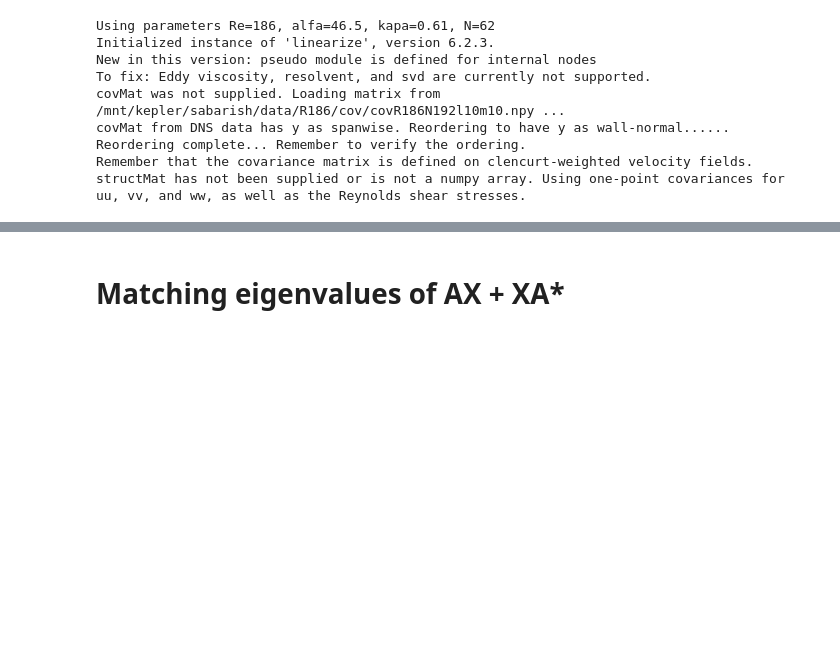
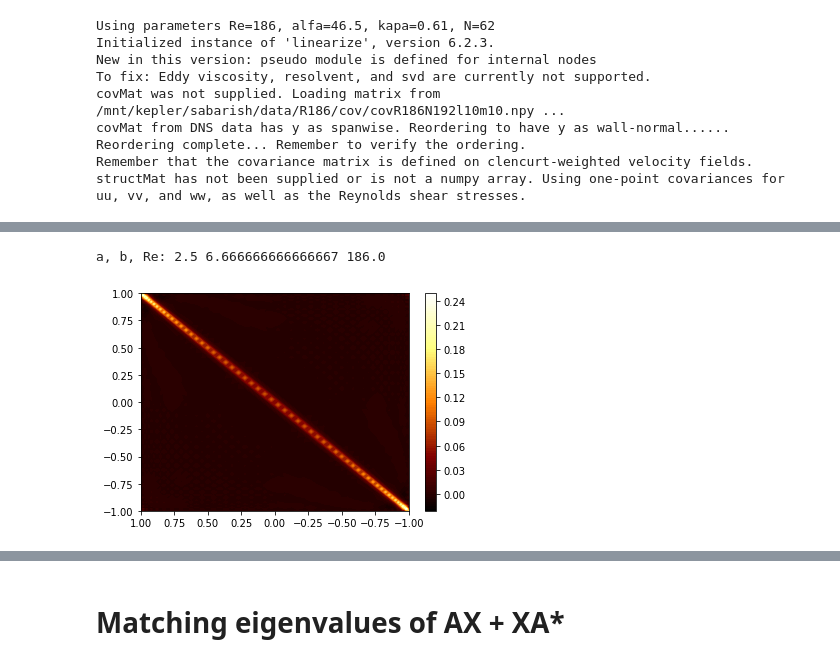
Before and after one commit to saba-vadarevu/Linear-Coherent-Structures-in-Channel-flows, a Jupyter notebook: library/statisticCompletion.ipynb, the cells around one changed output, grey strips where cells are left out. Saved outputs shown, nothing was run; the diff lists cells and outputs as text; code cells hidden in the pictures; blank space fills up the shorter version.

```diff
--- a/library/statisticCompletion.ipynb
+++ b/library/statisticCompletion.ipynb
@@ -174,0 +208,24 @@ cov_uu = Phi_unweighted[:N,:N]
+# %%
+#X = outStats['X']
+X = Xout.copy()
+A,C,B = statInst.makeSystem()
+Phi = C @ X  @ C.conj().T
+N = statInst.N
+qi = 1./np.sqrt(statInst.w)
+WsqrtInv = np.diag(np.concatenate((qi,qi,qi)))
+Phi_unweighted = WsqrtInv @ Phi @ WsqrtInv
+covMat = Phi_unweighted[:N,:N]
+
+
+covMat = 4.* covMat/(0.25*2./3.); y = statInst.y
+#z = miscUtil.nodesCellCenters(nCells=192)
+plt.contourf(y, y,np.real(covMat[0*N:1*N,0*N:1*N]),100,cmap=plt.get_cmap('afmhot'))
+#plt.xscale("log")#; plt.yscale("log")
+#plt.clim([0., 1.0e-4])
+ax = plt.gca()
+ax.set_xlim(ax.get_xlim()[::-1])
+plt.colorbar()
+plt.show()
+# %% [output]
+a, b, Re: 2.5 6.666666666666667 186.0
+[figure, added]
```
Also changed, not shown: parts of 8 cells of this notebook, 9 other files.
